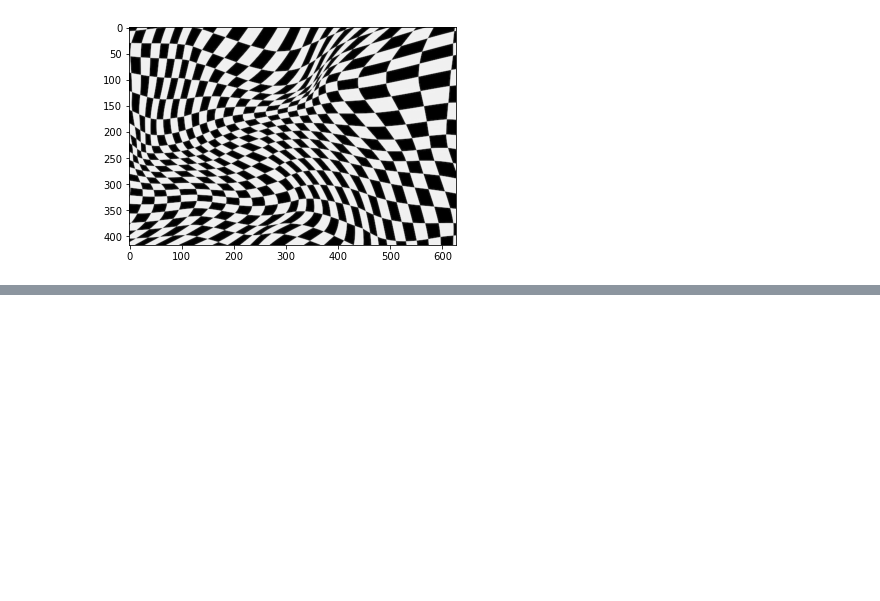
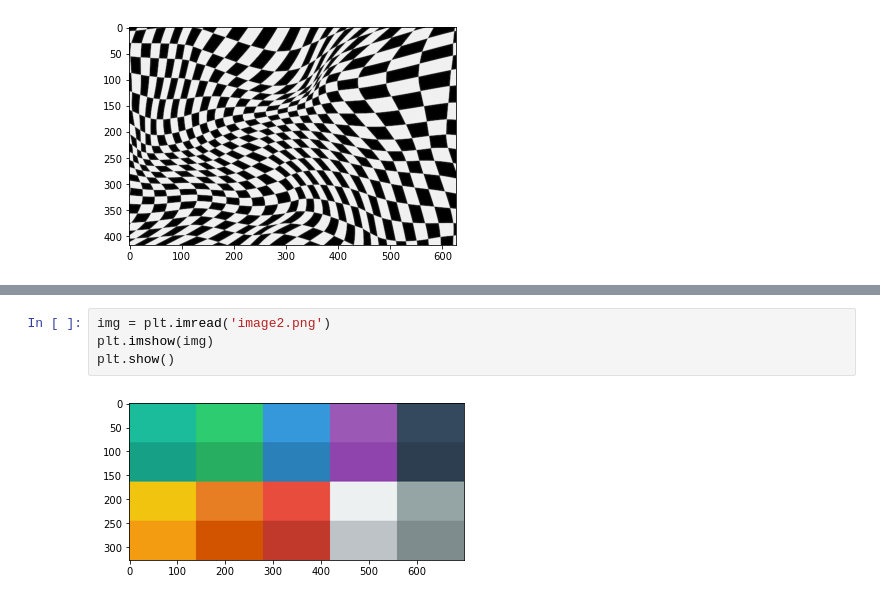
Before and after one commit to 2U1/ComputerVision, a Jupyter notebook: Assignment3/corners.ipynb, the cells around one changed output, grey strips where cells are left out. Drawn from its saved outputs; the diff is of its cells as text; blank space fills up the shorter version.

```diff
--- a/Assignment3/corners.ipynb
+++ b/Assignment3/corners.ipynb
@@ -98,0 +271,6 @@ plt.show()
+# %%
+img = plt.imread('image2.png')
+plt.imshow(img)
+plt.show()
+# %% [output]
+[figure, added]
```
Also changed, not shown: parts of 13 cells of this notebook, 1 other file.
